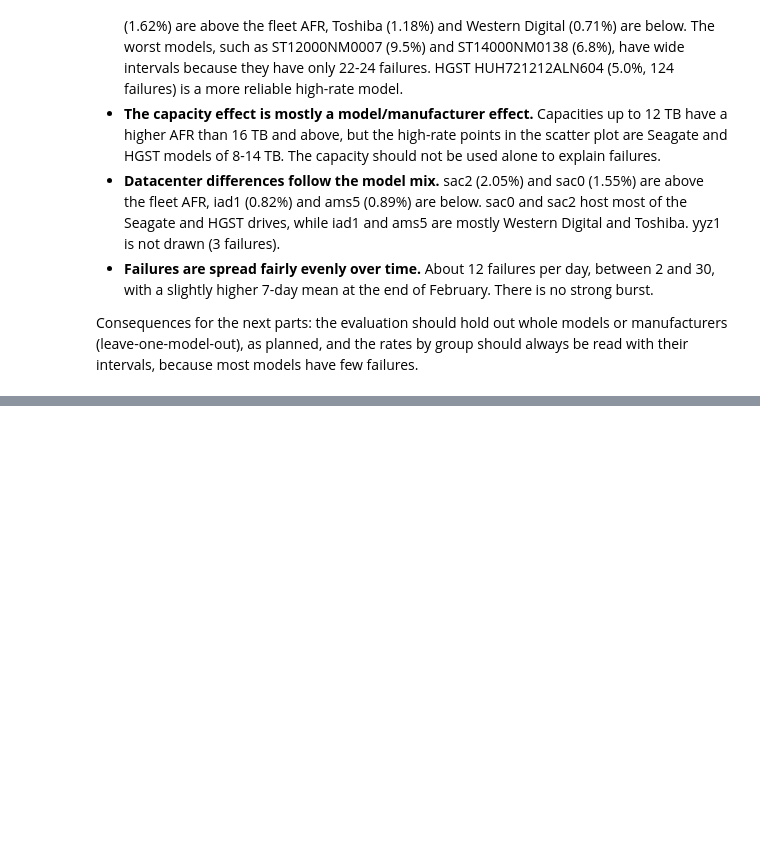
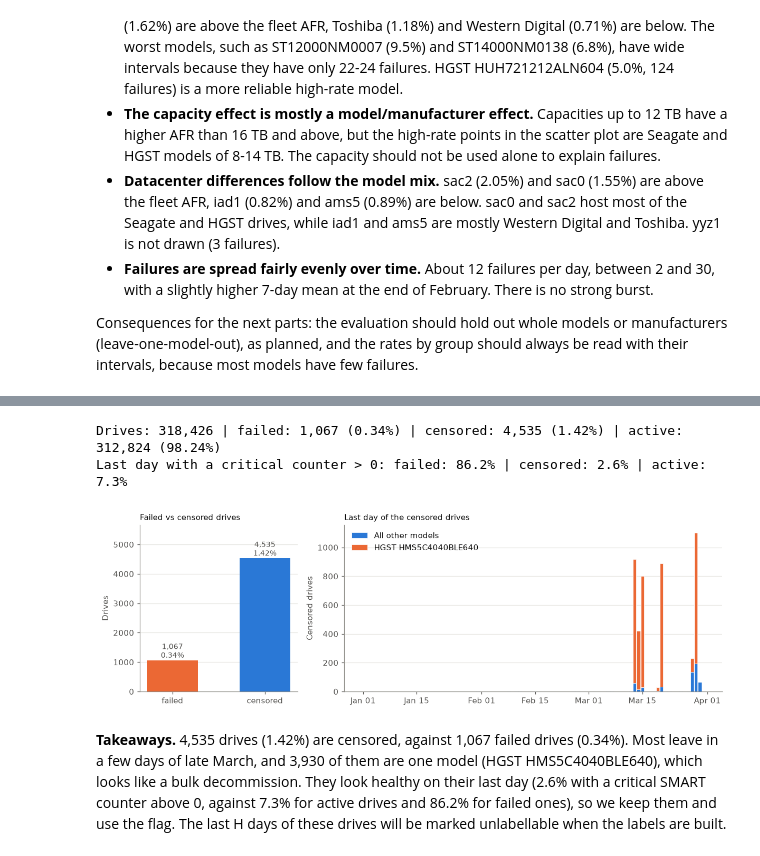
Before and after one commit to tarteeg/disk-failure-analysis, a Jupyter notebook: notebooks/eda_q1_2025.ipynb, the cells around one changed output, grey strips where cells are left out. Drawn from its saved outputs; the diff is of its cells as text; code cells hidden in the pictures; blank space fills up the shorter version.

```diff
--- a/notebooks/eda_q1_2025.ipynb
+++ b/notebooks/eda_q1_2025.ipynb
@@ -786,0 +791,66 @@ Consequences for the next parts: the evaluation should hold out whole models or
+# %%
+# --- 1. One outcome per drive ---
+con.execute(f"""
+    CREATE OR REPLACE TABLE drive_outcomes AS
+    WITH d AS (
+        SELECT serial_number, ARG_MAX(model, date) AS model, MIN(date) AS first_day, MAX(date) AS last_day,
+               COUNT(*) AS n_days, SUM(failure) > 0 AS failed
+        FROM dq GROUP BY serial_number
+    )
+    SELECT d.*, m.manufacturer,
+           (NOT d.failed AND d.last_day < DATE '{cfg.end_date}') AS censored,
+           CASE WHEN d.failed THEN 'failed' WHEN d.last_day < DATE '{cfg.end_date}' THEN 'censored' ELSE 'active' END AS outcome
+    FROM d LEFT JOIN model_info m USING (model)
+""")
+con.execute(f"COPY drive_outcomes TO '{(cfg.cache_dir / 'drive_outcomes.parquet').as_posix()}' (FORMAT PARQUET)")
+outcomes = con.execute("SELECT * FROM drive_outcomes").df()
+counts = outcomes["outcome"].value_counts()
+print(f"Drives: {len(outcomes):,} | " + " | ".join(f"{k}: {counts.get(k, 0):,} ({counts.get(k, 0) / len(outcomes):.2%})"
+                                                 for k in ["failed", "censored", "active"]))
+
+# --- 2. Do censored drives look sick? Share with a critical SMART counter > 0 on their last day ---
+any_crit = " OR ".join(f'COALESCE("{c}", 0) > 0' for c in cfg.critical_cols_raw)
+last_smart = con.execute(f"""
+    SELECT serial_number, ({any_crit}) AS any_critical
+    FROM dq QUALIFY ROW_NUMBER() OVER (PARTITION BY serial_number ORDER BY date DESC) = 1
+""").df()
+share = outcomes.merge(last_smart, on="serial_number").groupby("outcome")["any_critical"].mean()
+print("Last day with a critical counter > 0: " + " | ".join(f"{k}: {share[k]:.1%}" for k in ["failed", "censored", "active"]))
+
+# --- 3. How many, and when do they leave? ---
+cens = outcomes[outcomes["censored"]].copy()
+top_model = cens["model"].value_counts().index[0]
+cens["group"] = np.where(cens["model"] == top_model, top_model, "All other models")
+per_day = (cens.groupby(["last_day", "group"]).size().unstack(fill_value=0)
+           .reindex(pd.date_range(cfg.start_date, cfg.end_date), fill_value=0))
+per_day.to_csv(cfg.cache_dir / "censored_drives_by_day.csv")
+top_color = MANUF_COLORS.get(manufacturer_of(top_model), OTHER_COLOR)
+
+fig, (ax1, ax2) = plt.subplots(1, 2, figsize=(11, 3.6), gridspec_kw={"width_ratios": [1, 2.4]})
+fc = counts.reindex(["failed", "censored"])
+ax1.bar(fc.index, fc.values, color=[ORANGE, BLUE], width=0.55)
+for x, v in enumerate(fc.values):
+    ax1.text(x, v, f"{v:,}\n{v / len(outcomes):.2%}", ha="center", va="bottom", fontsize=9, color=MUTED)
+ax1.set_ylim(0, fc.max() * 1.25)
+ax1.set_ylabel("Drives")
+ax1.set_title("Failed vs censored drives", loc="left", fontsize=10)
+ax1.grid(axis="x", visible=False)
+
+bottom = np.zeros(len(per_day))
+for name, color in [("All other models", BLUE), (top_model, top_color)]:
+    if name in per_day:
+        ax2.bar(per_day.index, per_day[name], bottom=bottom, color=color, width=0.85, label=name,
+                edgecolor="white", linewidth=0.5)
+        bottom += per_day[name].to_numpy()
+ax2.xaxis.set_major_formatter(mdates.DateFormatter("%b %d"))
+ax2.set_ylabel("Censored drives")
+ax2.set_title("Last day of the censored drives", loc="left", fontsize=10)
+ax2.grid(axis="x", visible=False)
+ax2.legend(frameon=False, loc="upper left")
+finish(fig, "censored_drives")
+# %% [output]
+Drives: 318,426 | failed: 1,067 (0.34%) | censored: 4,535 (1.42%) | active: 312,824 (98.24%)
+Last day with a critical counter > 0: failed: 86.2% | censored: 2.6% | active: 7.3%
+[figure, added]
+# %% [markdown]
+**Takeaways.** 4,535 drives (1.42%) are censored, against 1,067 failed drives (0.34%). Most leave in a few days of late March, and 3,930 of them are one model (HGST HMS5C4040BLE640), which looks like a bulk decommission. They look healthy on their last day (2.6% with a critical SMART counter above 0, against 7.3% for active drives and 86.2% for failed ones), so we keep them and use the flag. The last H days of these drives will be marked unlabellable when the labels are built.
```
Also changed, not shown: parts of 1 cell of this notebook, 1 other file.
